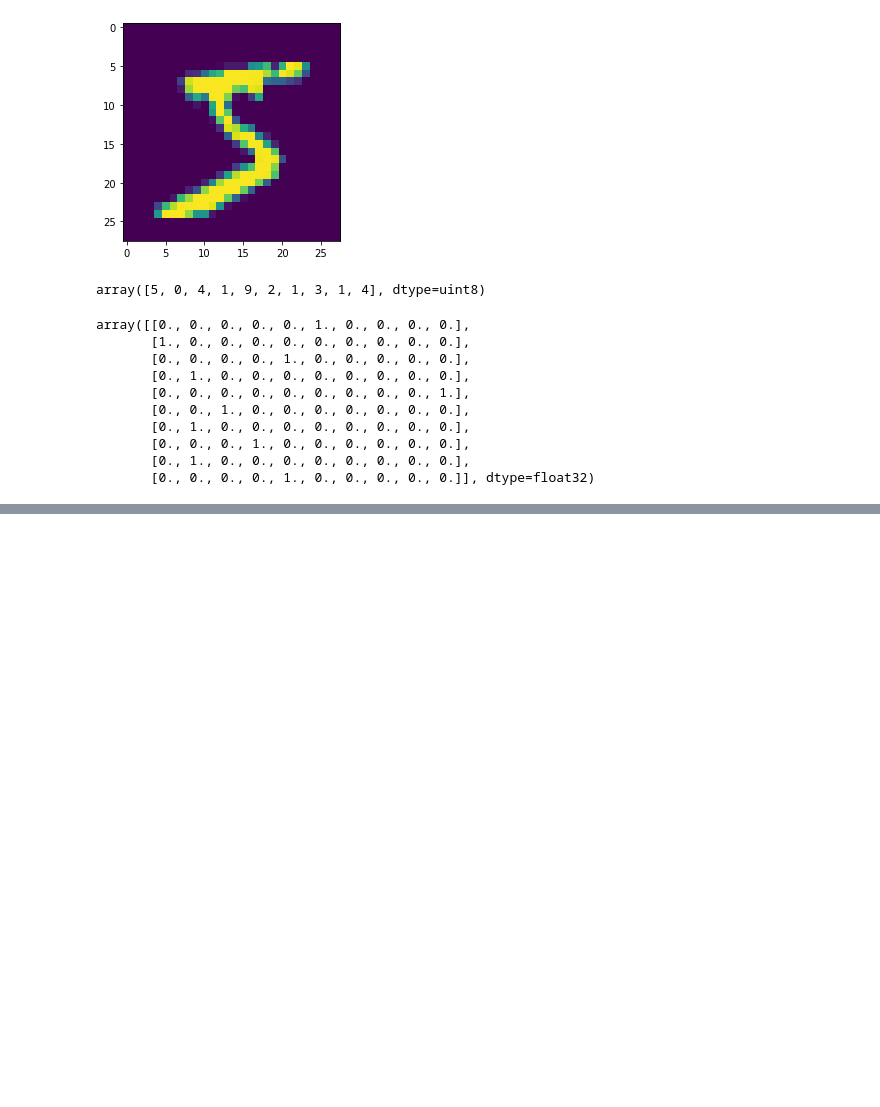
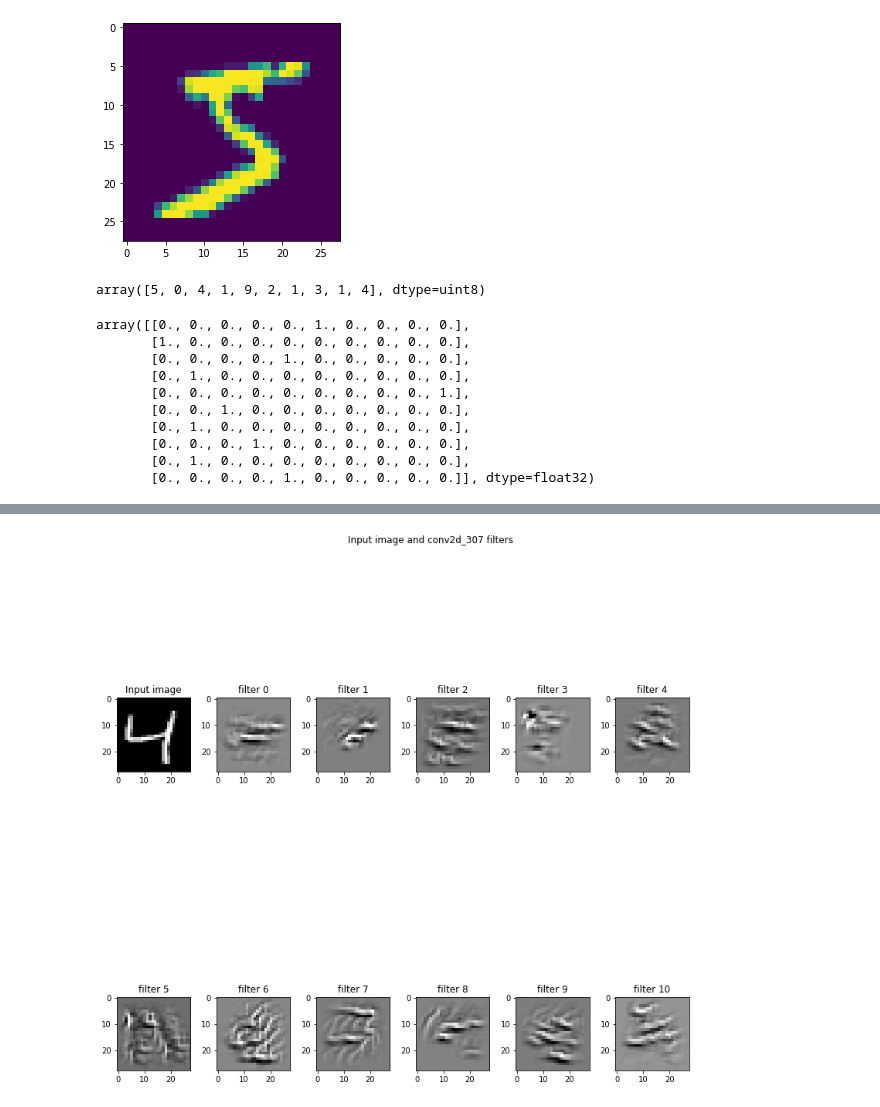
Before and after one commit to bluejay-ai/DeepLearning-TSAI, a Jupyter notebook: Project4-ArchitecturalBasics/1st_DNN.ipynb, the cells around one changed output, grey strips where cells are left out. Drawn from its saved outputs; the diff is of its cells as text; code cells hidden in the pictures; blank space fills up the shorter version.

```diff
--- a/Project4-ArchitecturalBasics/1st_DNN.ipynb
+++ b/Project4-ArchitecturalBasics/1st_DNN.ipynb
@@ -70,19 +73,19 @@ The concepts applied here are as following :
 # %%
 from keras.layers import Activation
+
 model = Sequential()
-
-
 model.add(Convolution2D(32, 3, 3, activation='relu', input_shape=(28,28,1))) #26
-model.add(Convolution2D(16, 3, 3, activation='relu')) #24
-model.add(Convolution2D(16, 3, 3, activation='relu')) #22
-model.add(Convolution2D(16, 3, 3, activation='relu')) #20
-
+model.add(Convolution2D(10, 3, 3,activation='relu')) #24
+model.add(Convolution2D(20, 3, 3,activation='relu')) #22
+model.add(Convolution2D(10, 3, 3,activation='relu')) #20
 model.add(MaxPooling2D(pool_size=(2, 2))) #10
 
-model.add(Convolution2D(16, 3, 3, activation='relu')) #8
-model.add(Convolution2D(16, 3, 3, activation='relu')) #6
-model.add(Convolution2D(16, 3, 3, activation='relu')) #4
-model.add(Convolution2D(10, 4, 4, activation='relu')) #1
+model.add(Convolution2D(16, 3, 3,activation='relu')) #8
+
+model.add(Convolution2D(10, 3, 3,activation='relu')) #6
+model.add(Convolution2D(20, 3, 3,activation='relu')) #4
+
+model.add(Convolution2D(10, 4,4)) #1
 
 model.add(Flatten())
 model.add(Activation('softmax'))
@@ -146,7 +167,7 @@ def deprocess_image(x):
     return x
 
 def vis_img_in_filter(img = np.array(X_train[2]).reshape((1, 28, 28, 1)).astype(np.float64),
-                      layer_name = 'conv2d_14'):
+                      layer_name = 'conv2d_307'):
     layer_output = layer_dict[layer_name].output
     img_ascs = list()
     for filter_index in range(layer_output.shape[3]):
@@ -168,30 +189,32 @@ def vis_img_in_filter(img = np.array(X_train[2]).reshape((1, 28, 28, 1)).astype(
 
         img_asc = np.array(img)
         # run gradient ascent for 20 steps
         for i in range(20):
             loss_value, grads_value = iterate([img_asc])
             img_asc += grads_value * step
 
         img_asc = img_asc[0]
         img_ascs.append(deprocess_image(img_asc).reshape((28, 28)))
 
     if layer_output.shape[3] >= 35:
         plot_x, plot_y = 6, 6
     elif layer_output.shape[3] >= 23:
         plot_x, plot_y = 4, 6
     elif layer_output.shape[3] >= 11:
         plot_x, plot_y = 2, 6
     else:
         plot_x, plot_y = 1, 2
     fig, ax = plt.subplots(plot_x, plot_y, figsize = (12, 12))
     ax[0, 0].imshow(img.reshape((28, 28)), cmap = 'gray')
     ax[0, 0].set_title('Input image')
     fig.suptitle('Input image and %s filters' % (layer_name,))
     fig.tight_layout(pad = 0.3, rect = [0, 0, 0.9, 0.9])
     for (x, y) in [(i, j) for i in range(plot_x) for j in range(plot_y)]:
         if x == 0 and y == 0:
             continue
         ax[x, y].imshow(img_ascs[x * plot_y + y - 1], cmap = 'gray')
         ax[x, y].set_title('filter %d' % (x * plot_y + y - 1))
 
 vis_img_in_filter()
+# %% [output]
+[figure, added]
```
Also changed, not shown: parts of 15 cells of this notebook.
